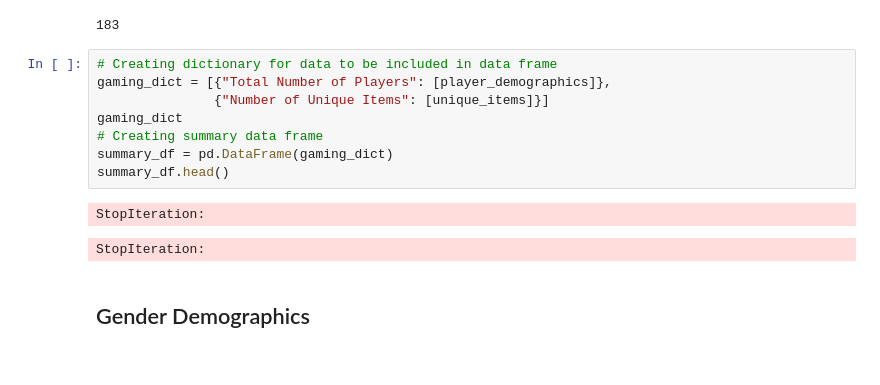
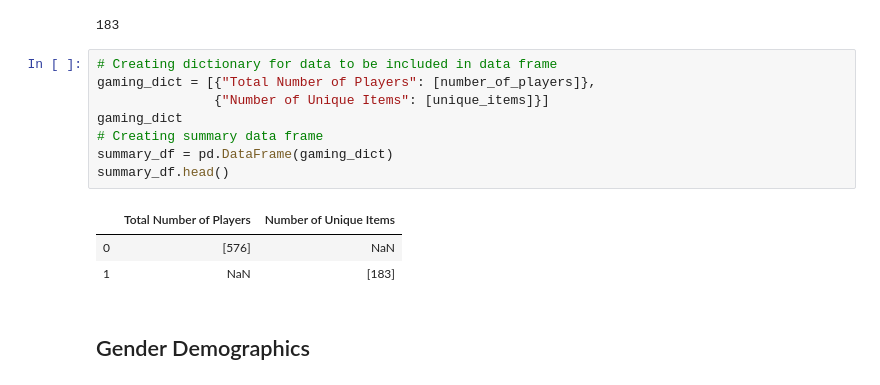
Before and after one commit to Bcliffwm/pandas-challenge, a Jupyter notebook: HeroesOfPymoli/HeroesOfPymoli_starter.ipynb, the cells around one changed output. Saved outputs shown, nothing was run; the diff lists cells and outputs as text.

```diff
--- a/HeroesOfPymoli/HeroesOfPymoli_starter.ipynb
+++ b/HeroesOfPymoli/HeroesOfPymoli_starter.ipynb
@@ -107,15 +107,16 @@ unique_items#.dtype
 183
 # %%
 # Creating dictionary for data to be included in data frame
-gaming_dict = [{"Total Number of Players": [player_demographics]},
+gaming_dict = [{"Total Number of Players": [number_of_players]},
                {"Number of Unique Items": [unique_items]}]
 gaming_dict
 # Creating summary data frame
 summary_df = pd.DataFrame(gaming_dict)
 summary_df.head()
 # %% [output]
-StopIteration:
-StopIteration:
+|  | Total Number of Players | Number of Unique Items |
+| 0 | [576] | NaN |
+| 1 | NaN | [183] |
 # %% [markdown]
 ## Gender Demographics
 # %% [markdown]
```
Also changed, not shown: parts of 4 cells of this notebook.
